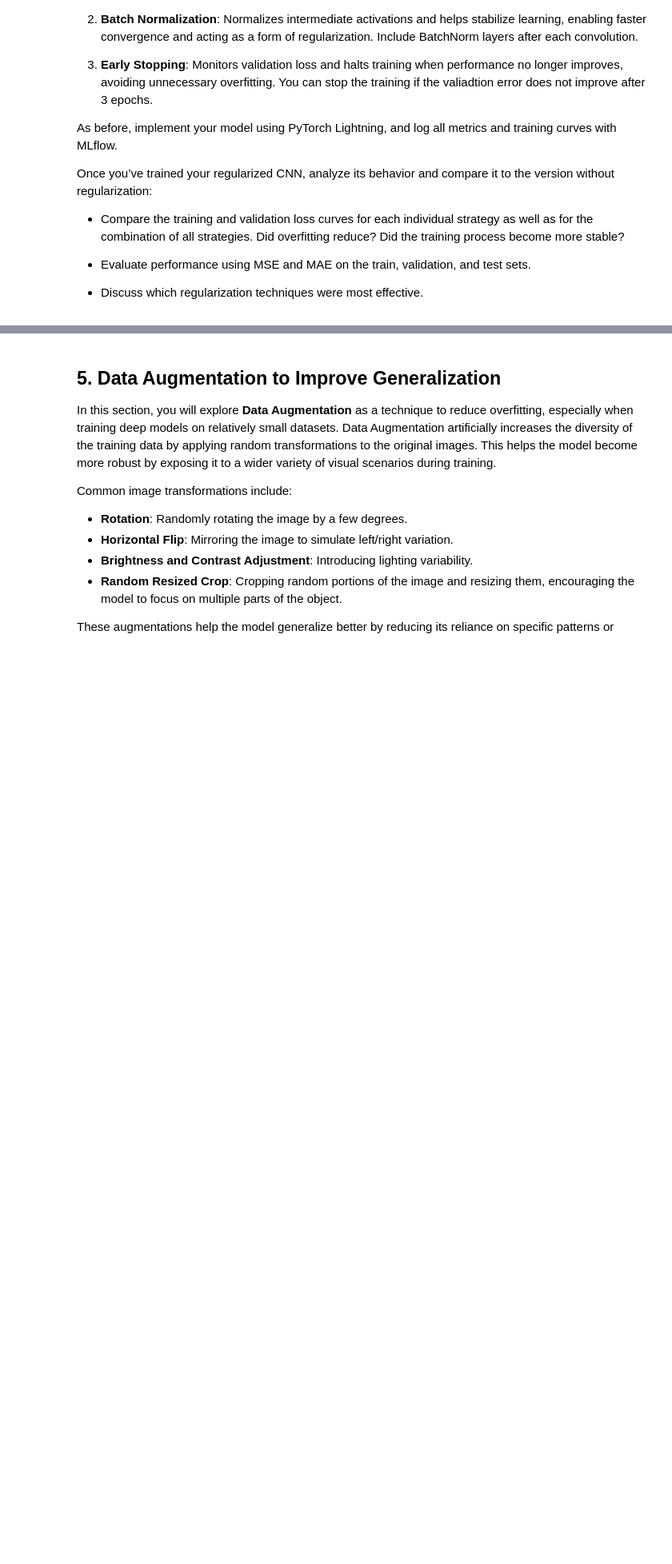
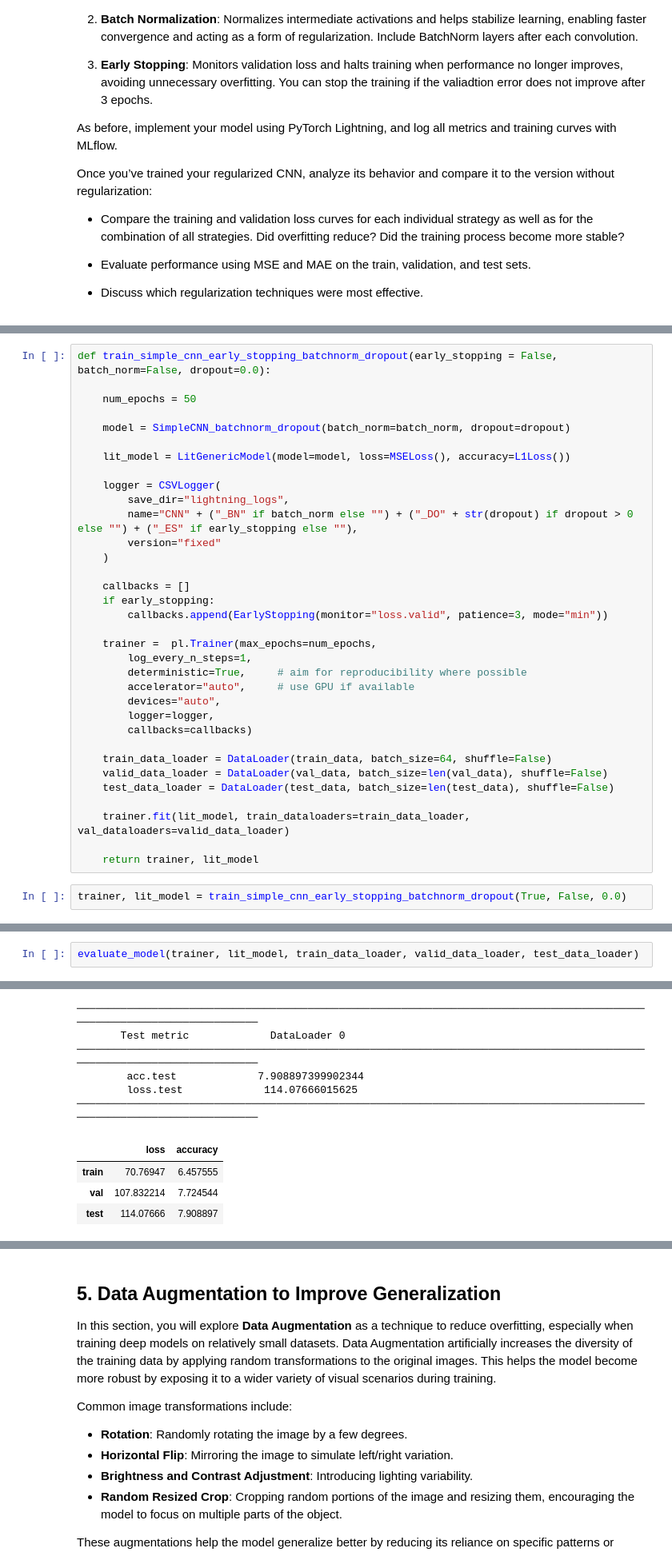
Before and after one commit to Lolillosky/GenerativeDeepLearningCourse, a Jupyter notebook: Topic2/Material/Lab_session1_student.ipynb, the cells around one changed output, grey strips where cells are left out. Shown at 80% size. Saved outputs shown, nothing was run; the diff lists cells and outputs as text; blank space fills up the shorter version.

Commit message:
Working on batch norm, early stop, dropout

```diff
--- a/Topic2/Material/Lab_session1_student.ipynb
+++ b/Topic2/Material/Lab_session1_student.ipynb
@@ -636,0 +665,36 @@ Once you’ve trained your regularized CNN, analyze its behavior and compare it
+# %%
+def train_simple_cnn_early_stopping_batchnorm_dropout(early_stopping = False, batch_norm=False, dropout=0.0):
+
+    num_epochs = 50
+
+    model = SimpleCNN_batchnorm_dropout(batch_norm=batch_norm, dropout=dropout)
+
+    lit_model = LitGenericModel(model=model, loss=MSELoss(), accuracy=L1Loss())
+
+    logger = CSVLogger(
+        save_dir="lightning_logs",
+        name="CNN" + ("_BN" if batch_norm else "") + ("_DO" + str(dropout) if dropout > 0 else "") + ("_ES" if early_stopping else ""),
+        version="fixed"
+    )
+
+    callbacks = []
+    if early_stopping:
+        callbacks.append(EarlyStopping(monitor="loss.valid", patience=3, mode="min"))
+
+    trainer =  pl.Trainer(max_epochs=num_epochs,
+        log_every_n_steps=1,
+        deterministic=True,     # aim for reproducibility where possible
+        accelerator="auto",     # use GPU if available
+        devices="auto",
+        logger=logger,
+        callbacks=callbacks)
+
+    train_data_loader = DataLoader(train_data, batch_size=64, shuffle=False)
+    valid_data_loader = DataLoader(val_data, batch_size=len(val_data), shuffle=False)
+    test_data_loader = DataLoader(test_data, batch_size=len(test_data), shuffle=False)
+
+    trainer.fit(lit_model, train_dataloaders=train_data_loader, val_dataloaders=valid_data_loader)
+
+    return trainer, lit_model
+# %%
+trainer, lit_model = train_simple_cnn_early_stopping_batchnorm_dropout(True, False, 0.0)
@@ -636,0 +725,3 @@ Once you’ve trained your regularized CNN, analyze its behavior and compare it
+# %%
+evaluate_model(trainer, lit_model, train_data_loader, valid_data_loader, test_data_loader)
+# %% [output]
@@ -636,0 +741,10 @@ Once you’ve trained your regularized CNN, analyze its behavior and compare it
+────────────────────────────────────────────────────────────────────────────────────────────────────────────────────────
+       Test metric             DataLoader 0
+────────────────────────────────────────────────────────────────────────────────────────────────────────────────────────
+        acc.test             7.908897399902344
+        loss.test             114.07666015625
+────────────────────────────────────────────────────────────────────────────────────────────────────────────────────────
+|  | loss | accuracy |
+| train | 70.76947 | 6.457555 |
+| val | 107.832214 | 7.724544 |
+| test | 114.07666 | 7.908897 |
```
Also changed, not shown: parts of 10 cells of this notebook.
